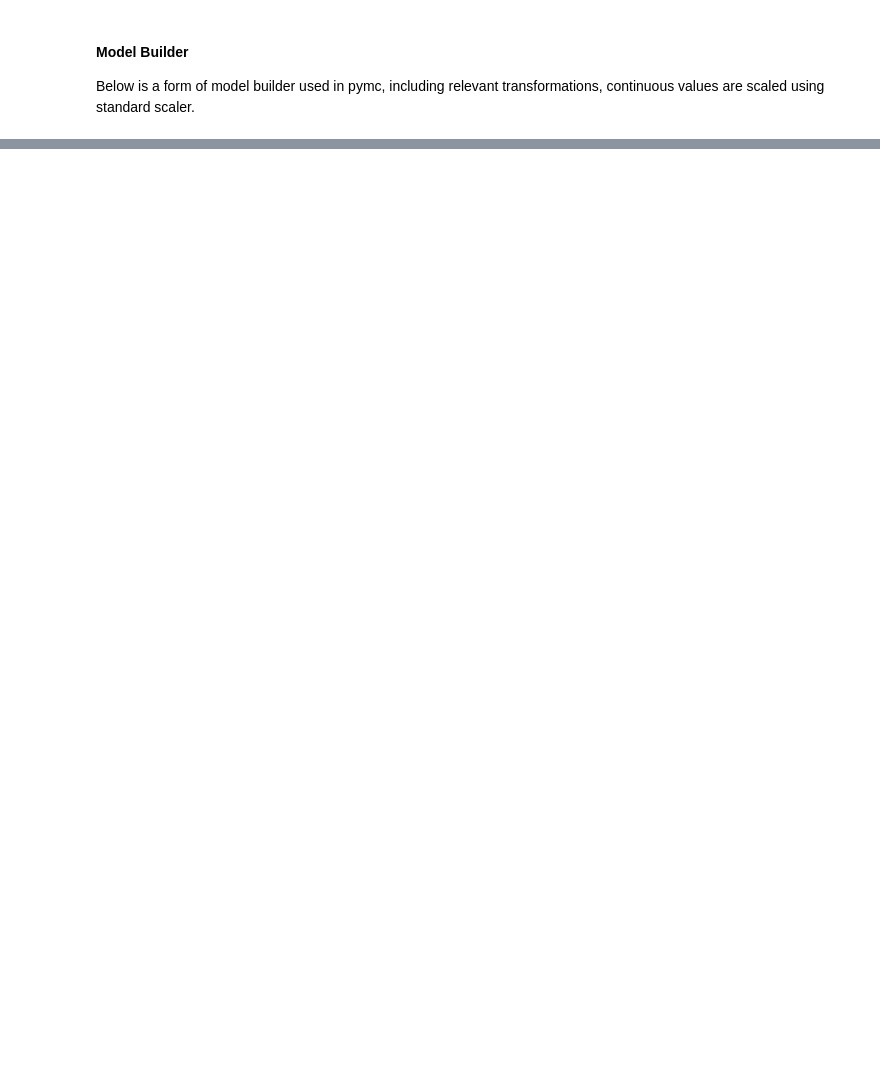
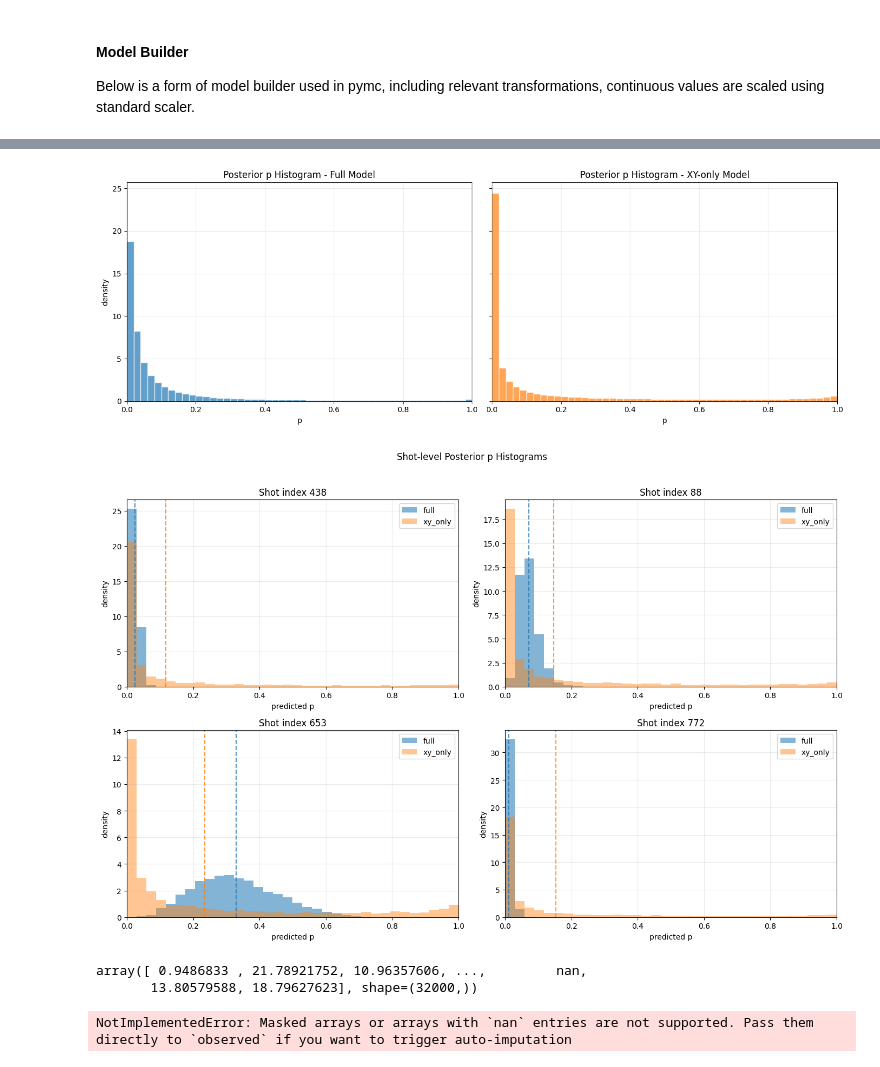
Before and after one commit to addybrown/DataScienceProjects, a Jupyter notebook: BayesianXgModel/model.ipynb, the cells around one changed output, grey strips where cells are left out. Drawn from its saved outputs; the diff is of its cells as text; code cells hidden in the pictures; blank space fills up the shorter version.

```diff
--- a/BayesianXgModel/model.ipynb
+++ b/BayesianXgModel/model.ipynb
@@ -736,0 +827,57 @@ class BayesianXg:
+# %%
+# Histogram-only view of posterior p values (no std plots)
+import numpy as np
+import matplotlib.pyplot as plt
+
+p_full = np.asarray(pps_full["posterior_predictive"]["p"]).reshape(-1, len(df))
+p_xy = np.asarray(pps_xy["posterior_predictive"]["p"]).reshape(-1, len(df))
+
+# Overall posterior p distributions
+fig, axes = plt.subplots(1, 2, figsize=(14, 5), sharey=True)
+
+axes[0].hist(p_full.ravel(), bins=50, density=True, alpha=0.7, color="tab:blue", edgecolor="white")
+axes[0].set_title("Posterior p Histogram - Full Model")
+axes[0].set_xlabel("p")
+axes[0].set_ylabel("density")
+axes[0].set_xlim(0, 1)
+axes[0].grid(alpha=0.25)
+
+axes[1].hist(p_xy.ravel(), bins=50, density=True, alpha=0.7, color="tab:orange", edgecolor="white")
+axes[1].set_title("Posterior p Histogram - XY-only Model")
+axes[1].set_xlabel("p")
+axes[1].set_xlim(0, 1)
+axes[1].grid(alpha=0.25)
+
+plt.tight_layout()
+plt.show()
+
+# Shot-level posterior p histograms for random shots
+rng = np.random.default_rng(42)
+idx = rng.choice(len(df), size=min(4, len(df)), replace=False)
+
+fig, axes = plt.subplots(2, 2, figsize=(14, 9))
+axes = axes.ravel()
+for k, shot_idx in enumerate(idx):
+    ax = axes[k]
+    vals_full = p_full[:, shot_idx]
+    vals_xy = p_xy[:, shot_idx]
+
+    bins = np.linspace(0, 1, 35)
+    ax.hist(vals_full, bins=bins, density=True, alpha=0.55, label="full", color="tab:blue")
+    ax.hist(vals_xy, bins=bins, density=True, alpha=0.45, label="xy_only", color="tab:orange")
+
+    ax.axvline(vals_full.mean(), linestyle="--", alpha=0.8, color="tab:blue")
+    ax.axvline(vals_xy.mean(), linestyle="--", alpha=0.8, color="tab:orange")
+    ax.set_xlim(0, 1)
+    ax.set_title(f"Shot index {shot_idx}")
+    ax.set_xlabel("predicted p")
+    ax.set_ylabel("density")
+    ax.grid(alpha=0.25)
+    ax.legend()
+
+plt.suptitle("Shot-level Posterior p Histograms", y=1.02)
+plt.tight_layout()
+plt.show()
+# %% [output]
+[figure, added]
+[figure, added]
@@ -736,0 +886,9 @@ class BayesianXg:
+# %%
+model_inputs["goalkeeper_shooter_distance"]
+# %% [output]
+array([ 0.9486833 , 21.78921752, 10.96357606, ...,         nan,
+       13.80579588, 18.79627623], shape=(32000,))
+# %%
+bayesian_xg.fit(df_test, target_col="is_goal")
+# %% [output]
+NotImplementedError: Masked arrays or arrays with `nan` entries are not supported. Pass them directly to `observed` if you want to trigger auto-imputation
```
Also changed, not shown: parts of 17 cells of this notebook, 3 other files.
